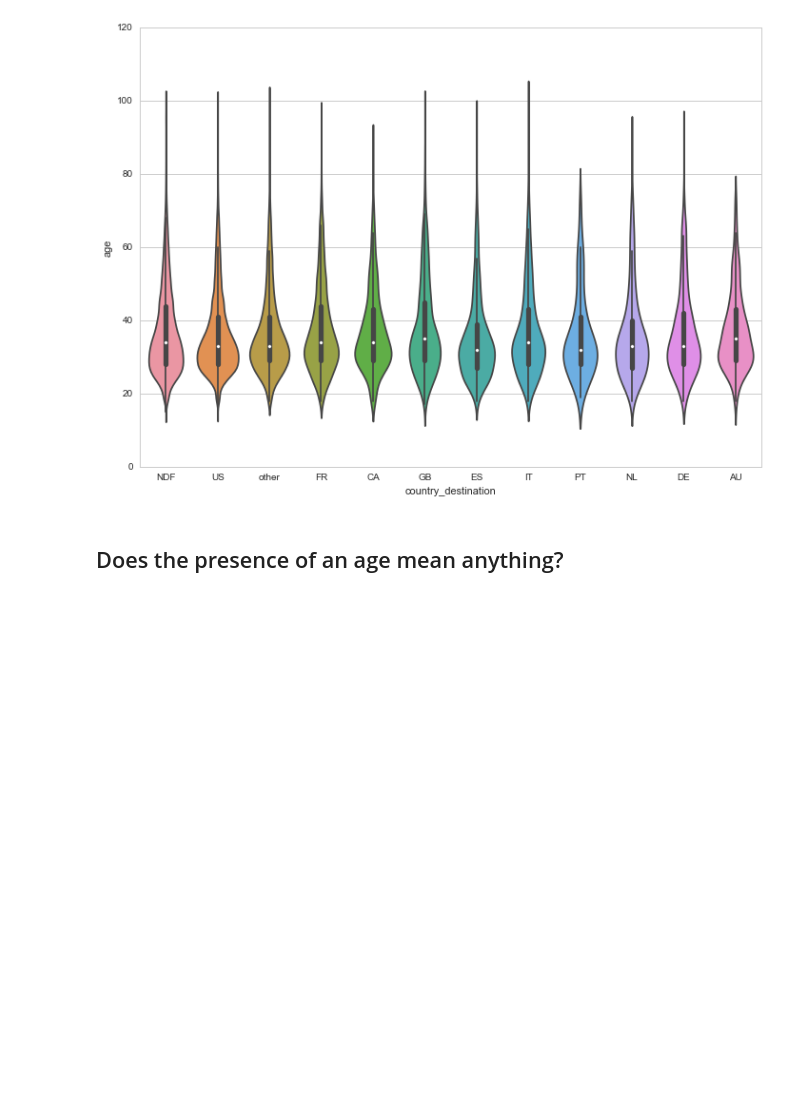
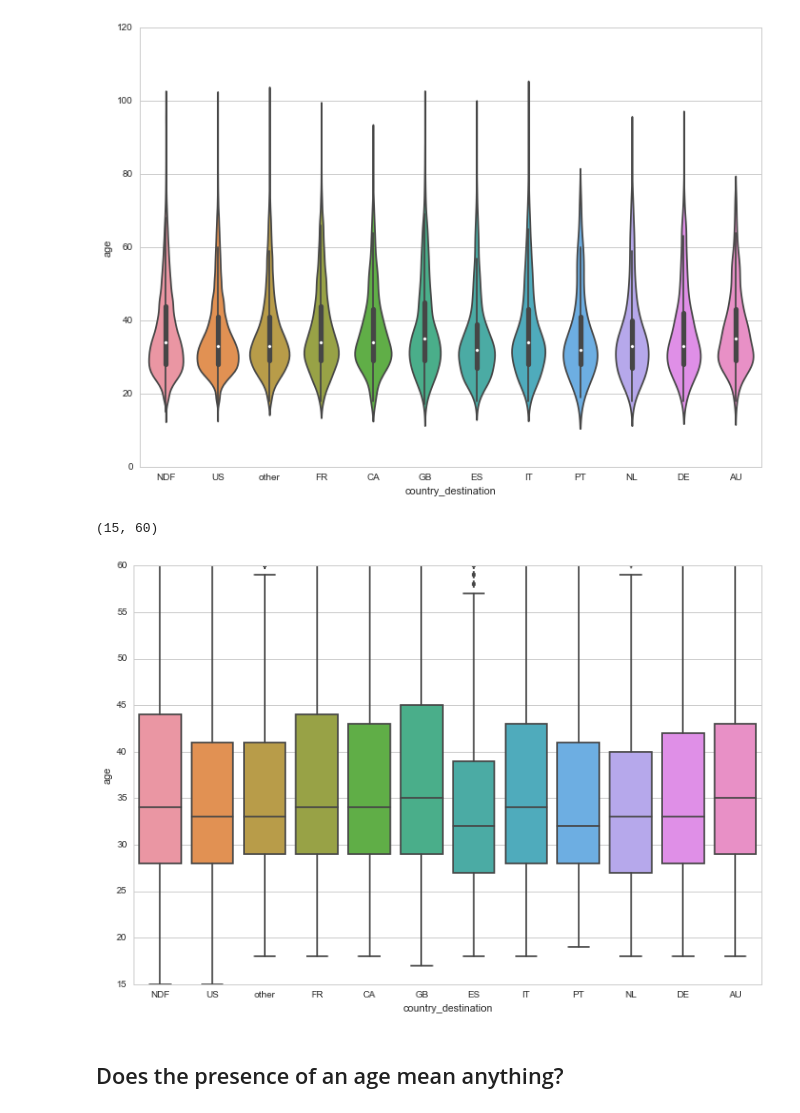
Before and after one commit to drrcool/KaggleComps, a Jupyter notebook: Airbnb/Airbnb_Visualization.ipynb, the cells around one changed output. Cells and saved outputs as stored; diff of their text form; code cells hidden in the pictures; blank space fills up the shorter version.

```diff
--- a/Airbnb/Airbnb_Visualization.ipynb
+++ b/Airbnb/Airbnb_Visualization.ipynb
@@ -82,6 +82,13 @@ A value is trying to be set on a copy of a slice from a DataFrame
 See the caveats in the documentation: http://pandas.pydata.org/pandas-docs/stable/indexing.html#indexing-view-versus-copy
 <matplotlib.axes._subplots.AxesSubplot at 0x...>
 [figure]
+# %%
+fig, ax = plt.subplots(1, 1, figsize=(12,8))
+sns.boxplot(x='country_destination', y='age', data=train,  ax =ax)
+ax.set_ylim([15, 60])
+# %% [output]
+(15, 60)
+[figure, added]
 # %% [markdown]
 ## Does the presence of an age mean anything?
 # %%
```
Also changed, not shown: parts of 7 cells of this notebook, 1 other file.
